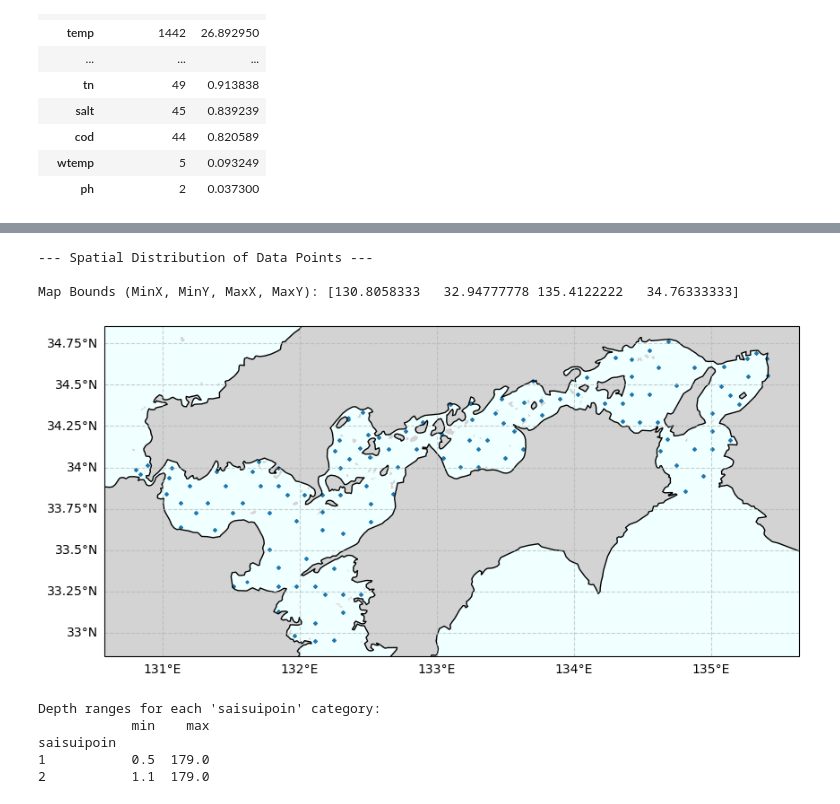
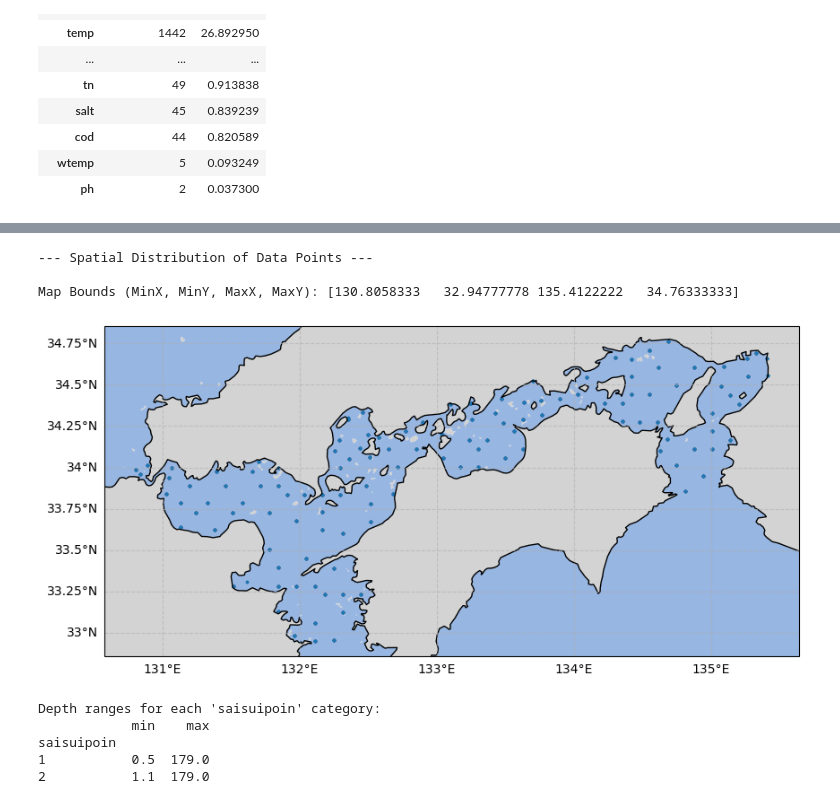
Before and after one commit to reyhanstig/SIS_Analysis_WSL, a Jupyter notebook: notebooks/output/01_log.ipynb, the cells around one changed output, grey strips where cells are left out. Cells and saved outputs as stored; diff of their text form; code cells hidden in the pictures.

Commit message:
Analysis progress

```diff
--- a/notebooks/output/01_log.ipynb
+++ b/notebooks/output/01_log.ipynb
@@ -22,3 +22,7 @@ Project Root: /home/reyha
+# %%
+# Analysis Inspection Parameters
+target_season = 'Summer'
+target_layer = 2
 # %% [markdown]
 ## Load and Process Data
 This step checks for `data/processed/merged_gdf.feather`. If missing, it loads all raw shapefiles from `data/raw/environmental_data/`.
@@ -47,10 +51,10 @@ Data columns (total 65 columns):
 dtypes: datetime64[ms](1), float64(18), geometry(1), int64(11), object(34)
 memory usage: 21.0+ MB
 # %%
-# Filter summer bottom do data
+# Filter data for inspection using parameters
 summer_bottom_df = merged_gdf[
-    (merged_gdf['season'] == 'Summer') &
-    (merged_gdf['saisuipoin'] == 2)
+    (merged_gdf['season'] == target_season) &
+    (merged_gdf['saisuipoin'] == target_layer)
 ].dropna(subset=['do_']).copy()
 
 # Convert do_ to numeric
@@ -137,6 +141,11 @@ display(missing_df[missing_df['Missing Values'] > 0])
 | ph | 2 | 0.037300 |
 # %%
 # --- Statistical Summary (Numeric) ---
+
+# Ensure temperature columns are numeric so they are included in the summary
+df_to_inspect['temp'] = pd.to_numeric(df_to_inspect['temp'], errors='coerce')
+df_to_inspect['wtemp'] = pd.to_numeric(df_to_inspect['wtemp'], errors='coerce') # Added water temperature as well
+
 print("--- Statistics for Numeric Columns ---")
 display(df_to_inspect.describe().T) # Transposed for better readability
 # %% [output]
@@ -164,35 +173,35 @@ import matplotlib.pyplot as plt
 import cartopy.crs as ccrs
 import cartopy.feature as cfeature
 
 # --- Quick Spatial Plot ---
 if hasattr(df_to_inspect, 'geometry'):
     print("--- Spatial Distribution of Data Points ---")
 
     fig, ax = plt.subplots(figsize=(10, 8), subplot_kw={'projection': ccrs.PlateCarree()})
 
     # Add background features
     ax.add_feature(cfeature.LAND, facecolor='lightgray')
-    ax.add_feature(cfeature.OCEAN, facecolor='azure')
+    ax.add_feature(cfeature.OCEAN)
     ax.add_feature(cfeature.COASTLINE)
 
     # Add gridlines
     gl = ax.gridlines(draw_labels=True, linestyle='--', alpha=0.6)
     gl.top_labels = False
     gl.right_labels = False
 
     # Plot spatial data
     df_to_inspect.plot(ax=ax, markersize=2, alpha=0.5, transform=ccrs.PlateCarree())
 
     # Check Bounds
     bounds = df_to_inspect.total_bounds
     print(f"\nMap Bounds (MinX, MinY, MaxX, MaxY): {bounds}")
 else:
     print("DataFrame does not have a geometry column.")
 # %% [output]
 --- Spatial Distribution of Data Points ---
 
 Map Bounds (MinX, MinY, MaxX, MaxY): [130.8058333   32.94777778 135.4122222   34.76333333]
-[figure, old version]
+[figure, new version]
 # %%
 # === Find out the depth range of both 'saisuipoin' category ===
 
```
Also changed, not shown: parts of 3 cells of this notebook, 14 other files.
